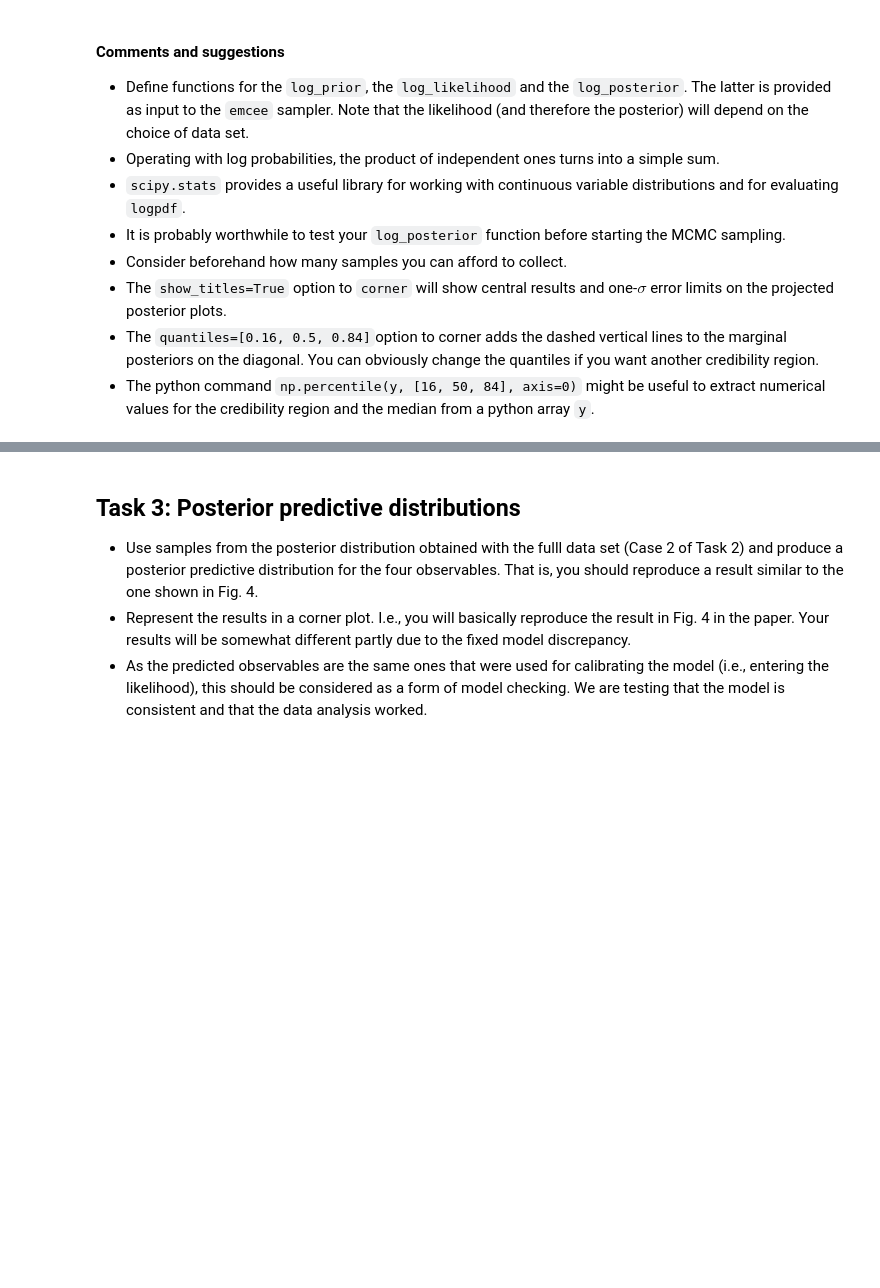
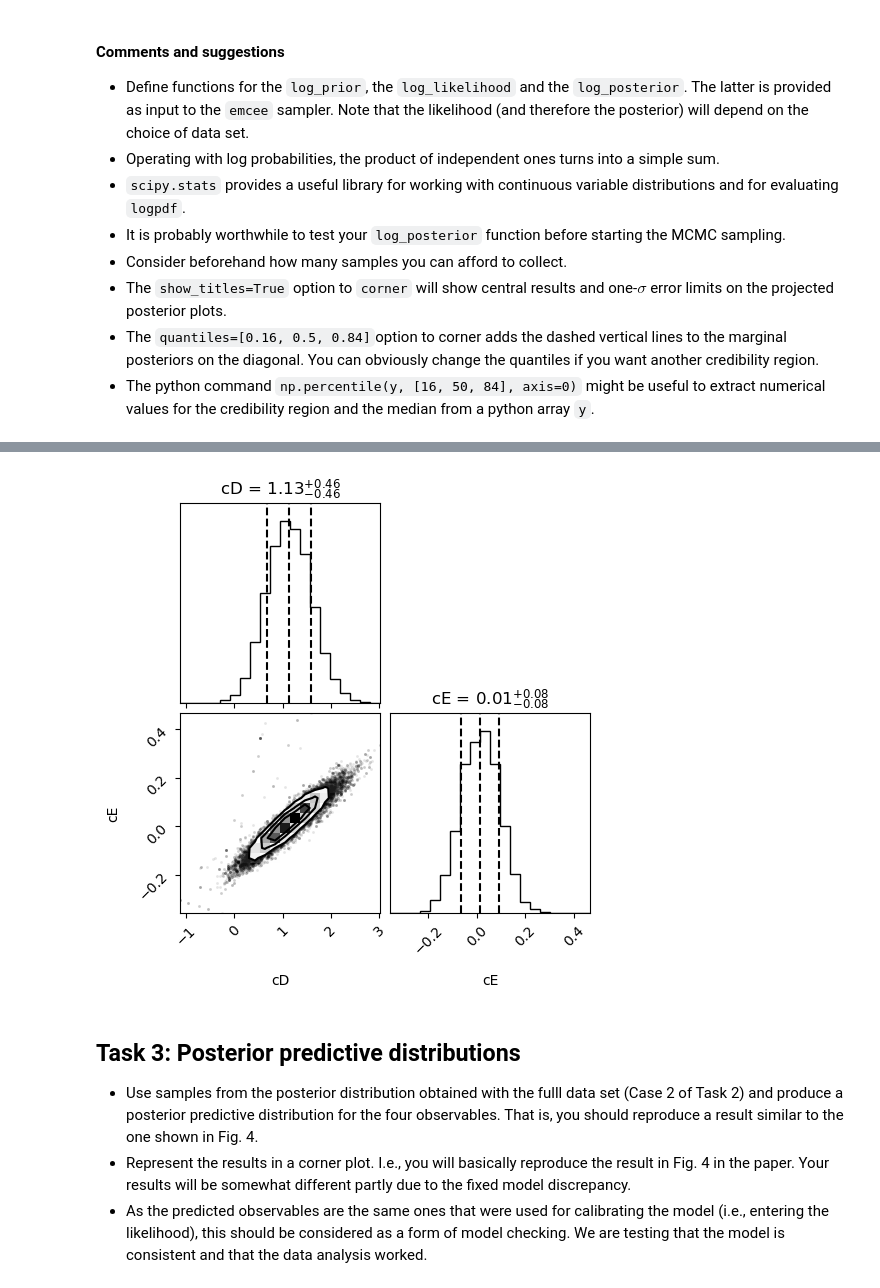
Before and after one commit to wonder-coconut/tif285_project, a Jupyter notebook: TIF285_Project1.ipynb, the cells around one changed output, grey strips where cells are left out. Cells and saved outputs as stored; diff of their text form; code cells hidden in the pictures; blank space fills up the shorter version.

```diff
--- a/TIF285_Project1.ipynb
+++ b/TIF285_Project1.ipynb
@@ -301,3 +359,15 @@ axes[1].contour(cD_range,cE_range,res_eft_ft3h,levels=contours_eft_ft3h,colors =
+# %%
+sampler4 = emcee.EnsembleSampler(nwalkers, ndim, collective_logPosterior, args=[4])
+
+state = sampler4.run_mcmc(theta0,100)
+sampler.reset()
+# %%
+sampler4.run_mcmc(state, 10000);
+# %%
+samples4 = sampler4.get_chain(flat=True)
+corner.corner(samples4,labels=["cD", "cE"],show_titles=True,quantiles=[0.16, 0.5, 0.84],);
+# %% [output]
+[figure, added]
 # %% [markdown]
 ## Task 3: Posterior predictive distributions
 - Use samples from the posterior distribution obtained with the fulll data set (Case 2 of Task 2) and produce a posterior predictive distribution for the four observables. That is, you should reproduce a result similar to the one shown in Fig. 4.
```
Also changed, not shown: parts of 9 cells of this notebook.
